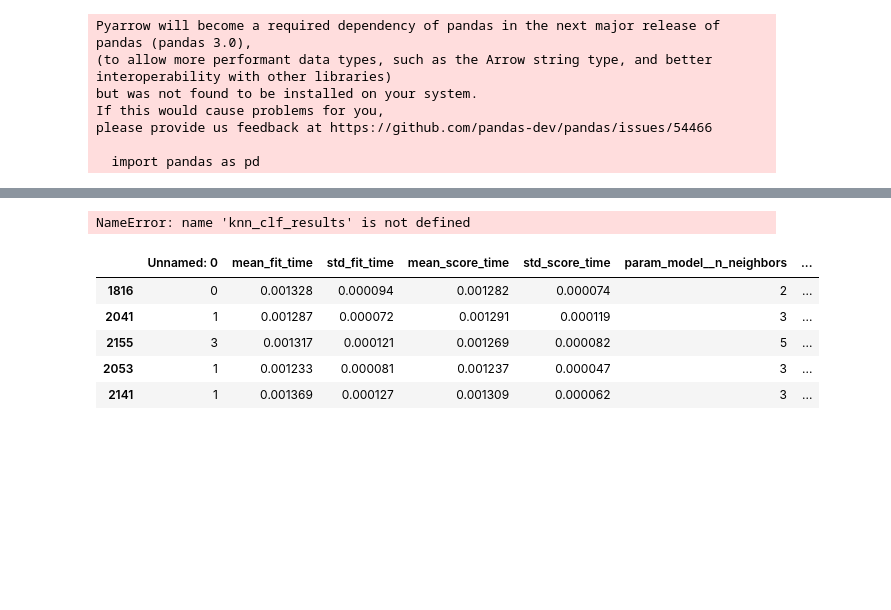
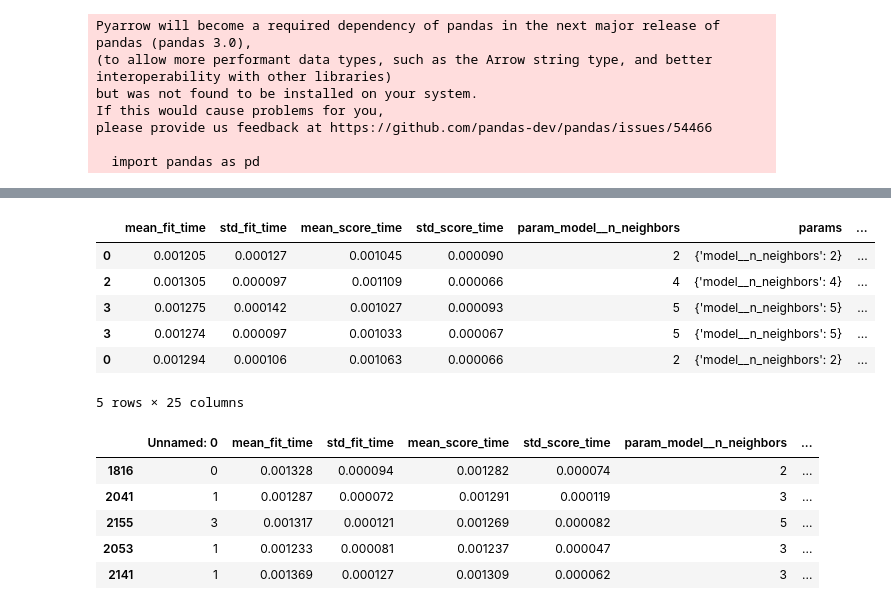
Before and after one commit to StevenSongSTS/w24-milestone2-team18-leevw-steveso-raulmart, a Jupyter notebook: lib/gridsearch_supervised_learning.ipynb, the cells around one changed output, grey strips where cells are left out. Cells and saved outputs as stored; diff of their text form; code cells hidden in the pictures; blank space fills up the shorter version.

Commit message:
update results

```diff
--- a/lib/gridsearch_supervised_learning.ipynb
+++ b/lib/gridsearch_supervised_learning.ipynb
@@ -284,9 +282,13 @@ NameError: name 'iterative_grid_cv_model_testing' is not defined
 # %%
-knn_clf_results[knn_clf_results.cv_test_size].sort_values(
-    "mean_test_score", ascending=False
-).head()
+knn_clf_results.sort_values("mean_test_score", ascending=False).head()
 # %% [output]
+|  | mean_fit_time | std_fit_time | mean_score_time | std_score_time | param_model__n_neighbors | params | ... |
+| 0 | 0.001205 | 0.000127 | 0.001045 | 0.000090 | 2 | {'model__n_neighbors': 2} | ... |
+| 2 | 0.001305 | 0.000097 | 0.001109 | 0.000066 | 4 | {'model__n_neighbors': 4} | ... |
+| 3 | 0.001275 | 0.000142 | 0.001027 | 0.000093 | 5 | {'model__n_neighbors': 5} | ... |
+| 3 | 0.001274 | 0.000097 | 0.001033 | 0.000067 | 5 | {'model__n_neighbors': 5} | ... |
+| 0 | 0.001294 | 0.000106 | 0.001063 | 0.000066 | 2 | {'model__n_neighbors': 2} | ... |
-NameError: name 'knn_clf_results' is not defined
+5 rows × 25 columns
 # %%
 knn_clf_results = pd.read_csv("./model_results/knn_classifier_results.csv")
 # %%
```
Also changed, not shown: parts of 8 cells of this notebook.
